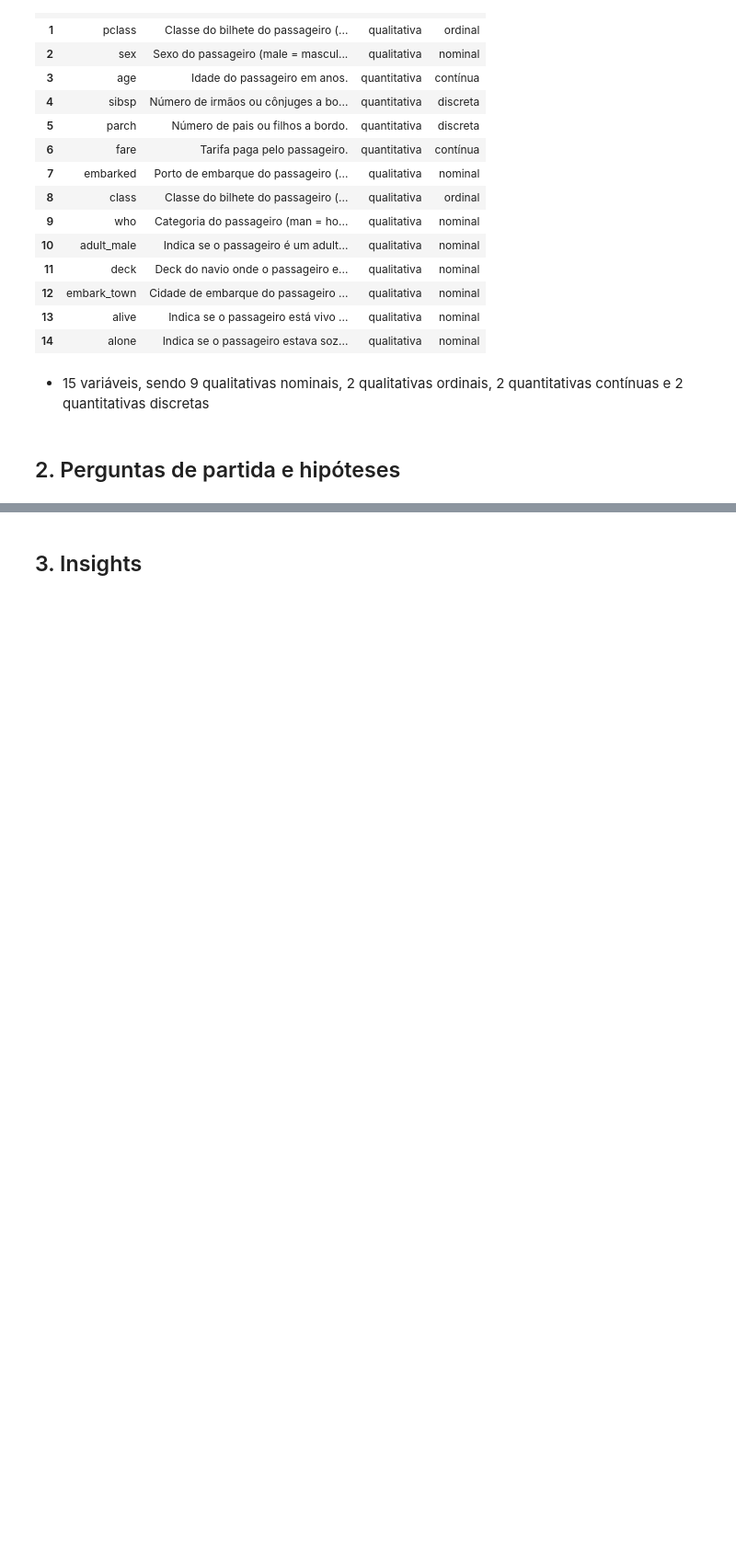
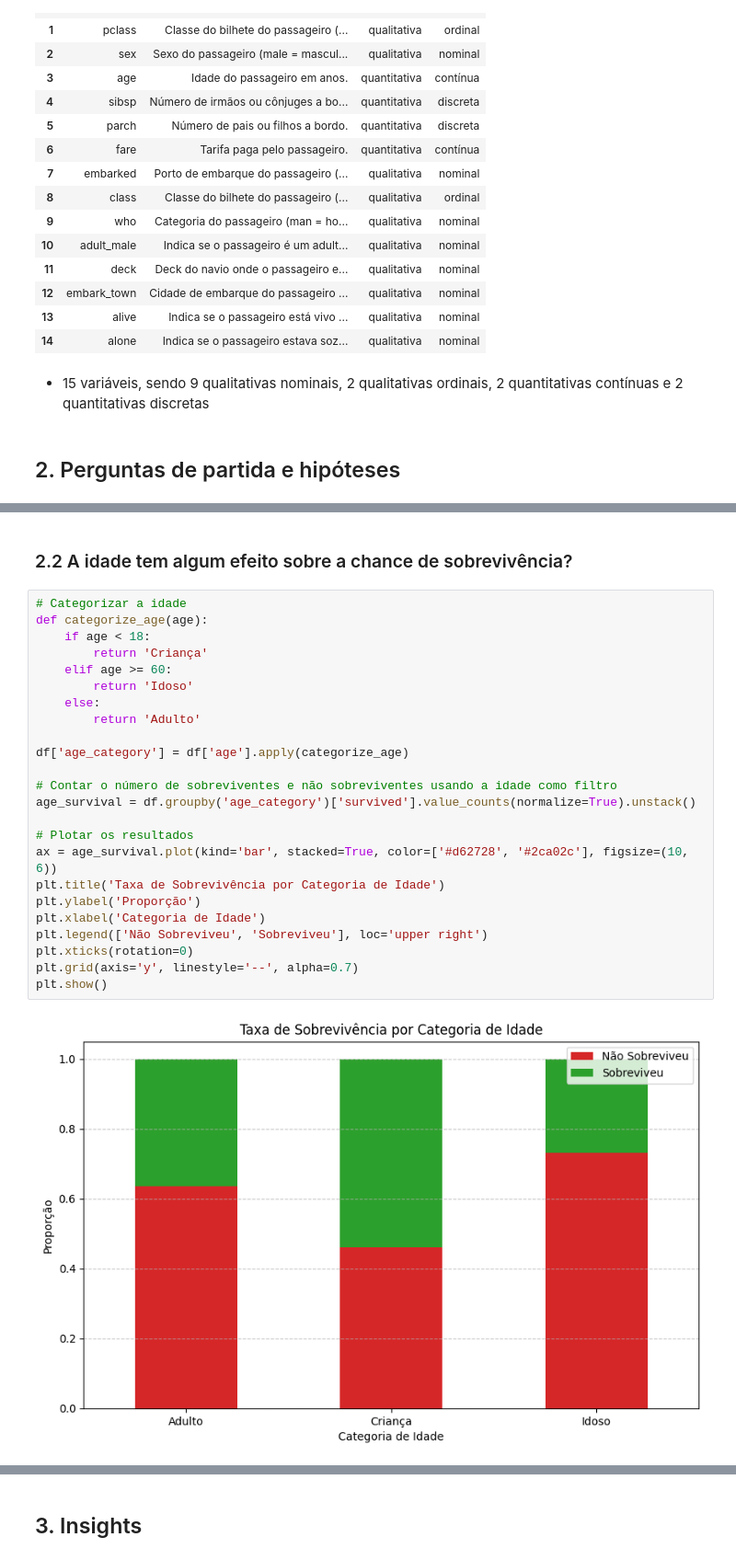
Before and after one commit to Helena190/Titanic-Data-Analysis-Python-Project, a Jupyter notebook: notebooks/01-exploratory_data_analysis.ipynb, the cells around one changed output, grey strips where cells are left out. Shown: that part at 92% size. Drawn from its saved outputs; the diff is of its cells as text; blank space fills up the shorter version.

```diff
--- a/notebooks/01-exploratory_data_analysis.ipynb
+++ b/notebooks/01-exploratory_data_analysis.ipynb
@@ -54,0 +77,28 @@ dicionario
+# %% [markdown]
+### 2.2 A idade tem algum efeito sobre a chance de sobrevivência?
+# %%
+# Categorizar a idade
+def categorize_age(age):
+    if age < 18:
+        return 'Criança'
+    elif age >= 60:
+        return 'Idoso'
+    else:
+        return 'Adulto'
+
+df['age_category'] = df['age'].apply(categorize_age)
+
+# Contar o número de sobreviventes e não sobreviventes usando a idade como filtro
+age_survival = df.groupby('age_category')['survived'].value_counts(normalize=True).unstack()
+
+# Plotar os resultados
+ax = age_survival.plot(kind='bar', stacked=True, color=['#d62728', '#2ca02c'], figsize=(10, 6))
+plt.title('Taxa de Sobrevivência por Categoria de Idade')
+plt.ylabel('Proporção')
+plt.xlabel('Categoria de Idade')
+plt.legend(['Não Sobreviveu', 'Sobreviveu'], loc='upper right')
+plt.xticks(rotation=0)
+plt.grid(axis='y', linestyle='--', alpha=0.7)
+plt.show()
+# %% [output]
+[figure, added]
```
Also changed, not shown: parts of 8 cells of this notebook.
